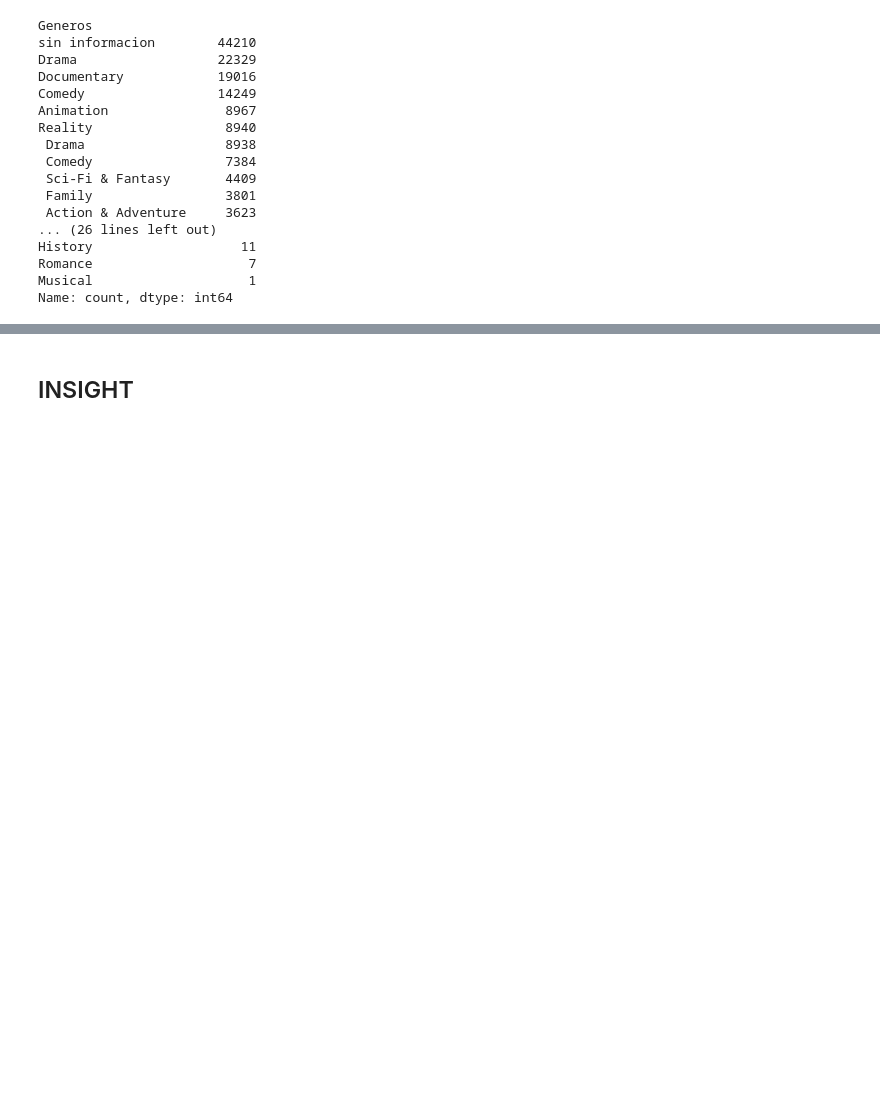
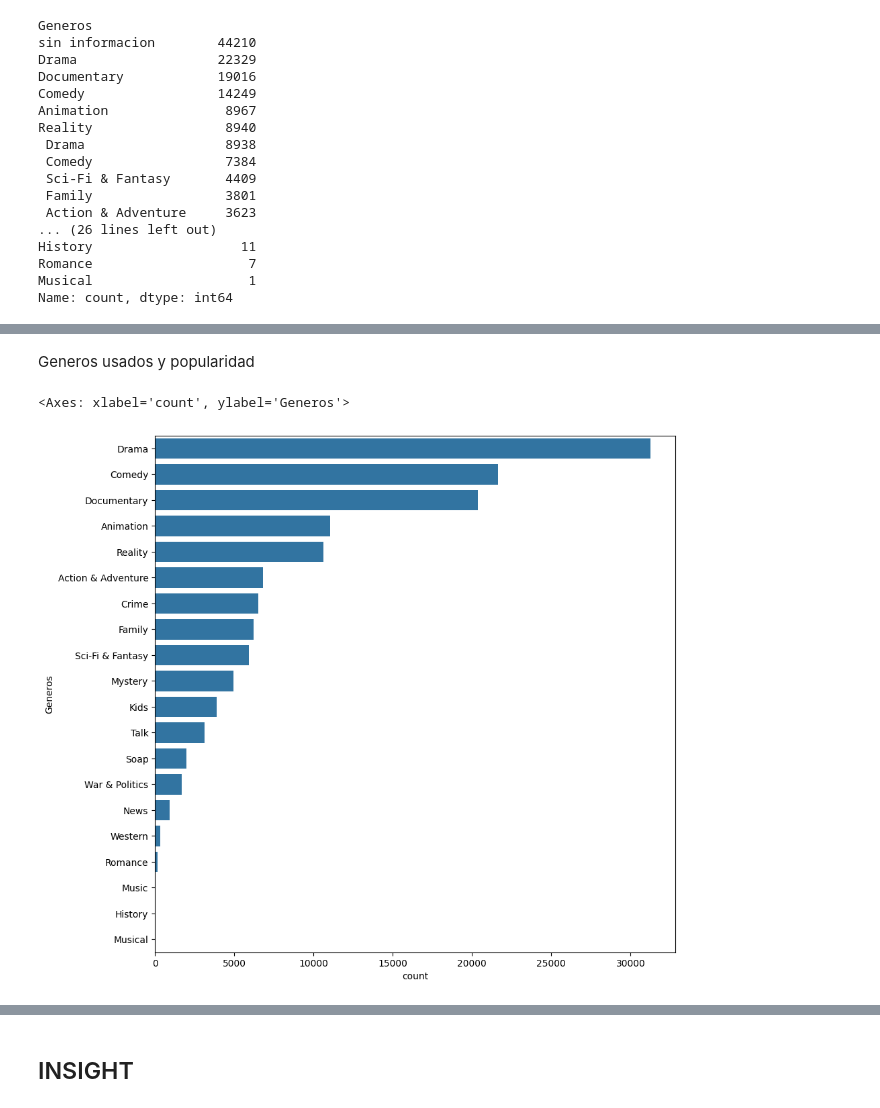
Before and after one commit to PedroJofreEsc/popularidad-de-series, a Jupyter notebook: popularidad de series Jofre.ipynb, the cells around one changed output, grey strips where cells are left out. Saved outputs shown, nothing was run; the diff lists cells and outputs as text; code cells hidden in the pictures; blank space fills up the shorter version.

```diff
--- a/popularidad de series Jofre.ipynb
+++ b/popularidad de series Jofre.ipynb
@@ -316,0 +343,12 @@ plt.show()
+# %% [markdown]
+Generos usados y popularidad
+# %%
+genero_con=genero.copy()
+
+genero_con=genero_con[genero_con['Generos']!='sin informacion']
+genero_con['Generos']=genero_con['Generos'].str.strip()
+plt.figure(figsize=(10, 10))
+sns.countplot(data=genero_con,y='Generos',order=genero_con['Generos'].value_counts().index)
+# %% [output]
+<Axes: xlabel='count', ylabel='Generos'>
+[figure, added]
```
Also changed, not shown: parts of 12 cells of this notebook, 1 other file.
